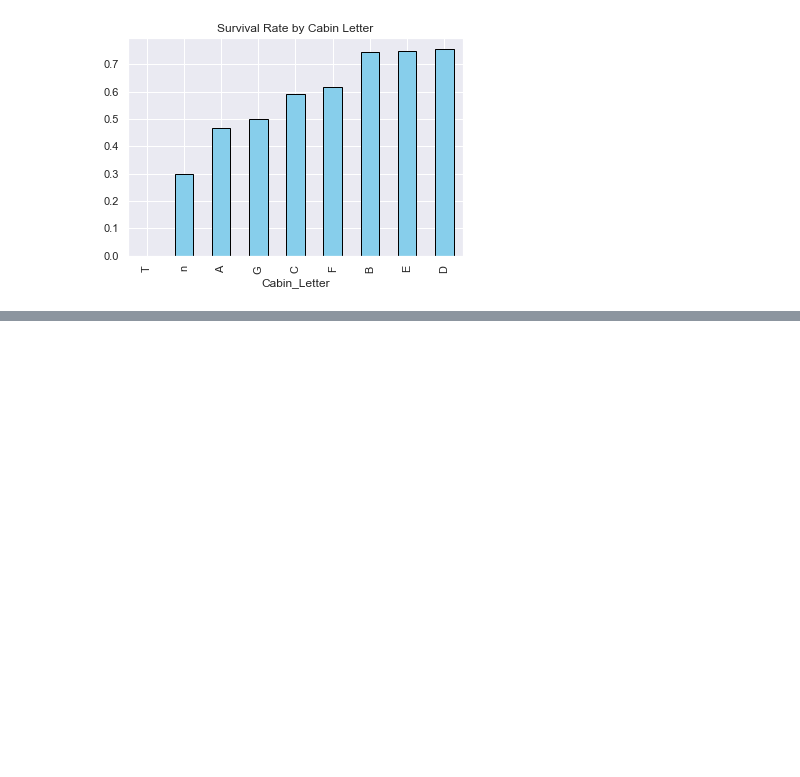
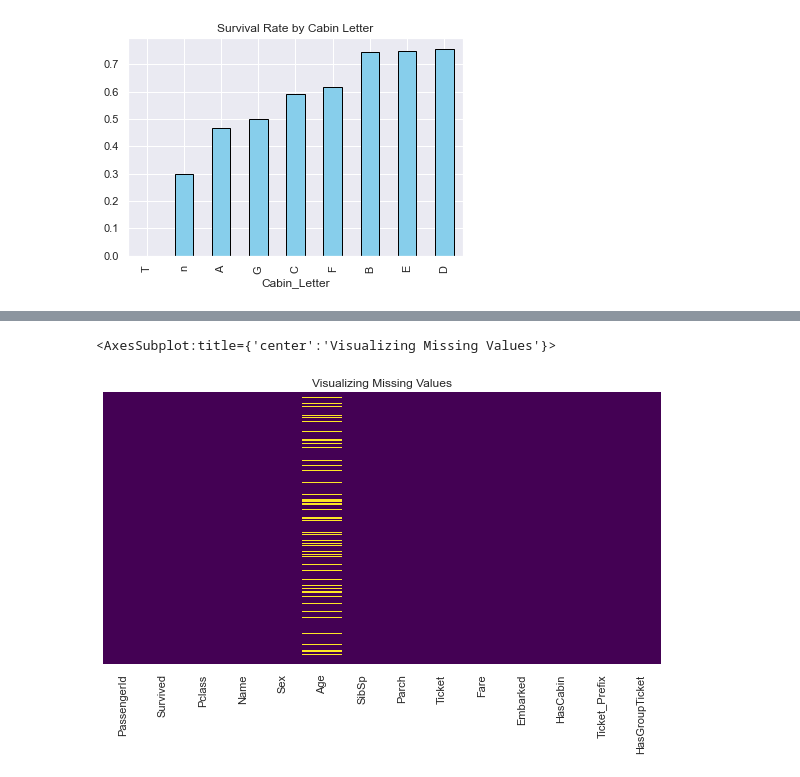
Before and after one commit to Swapnil-Trivedi/E0_270_0__ML_2025, a Jupyter notebook: assignment-01/data/data_exploration.ipynb, the cells around one changed output, grey strips where cells are left out. Cells and saved outputs as stored; diff of their text form; code cells hidden in the pictures; blank space fills up the shorter version.

```diff
--- a/assignment-01/data/data_exploration.ipynb
+++ b/assignment-01/data/data_exploration.ipynb
@@ -195,0 +329,10 @@ cabin_letter_survival.plot(kind="bar", color="skyblue", edgecolor="black", title
+# %%
+#drop cabin and cabin letter columns
+data.drop(["Cabin", "Cabin_Letter"], axis=1, inplace=True)
+# %%
+plt.figure(figsize=(10, 5))
+plt.title("Visualizing Missing Values")
+sns.heatmap(data.isnull(), cbar=False, cmap="viridis", yticklabels=False)
+# %% [output]
+<AxesSubplot:title={'center':'Visualizing Missing Values'}>
+[figure, added]
```
Also changed, not shown: parts of 50 cells of this notebook.
